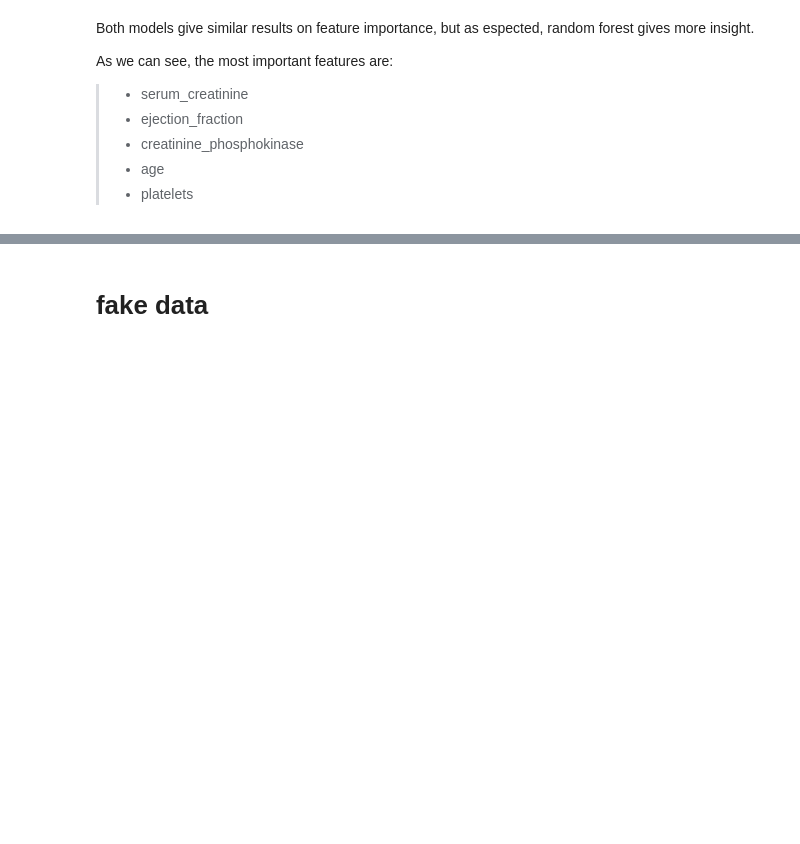
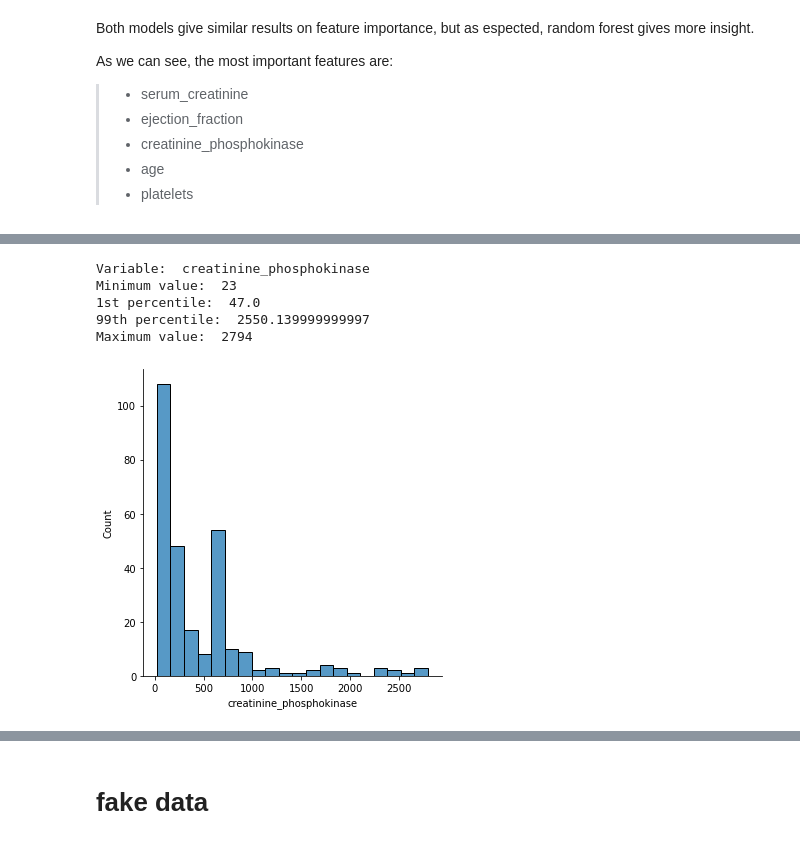
Before and after one commit to mateo-st/ML_UM, a Jupyter notebook: 3º Lab/LAB3 - Mordetzki, Stipanicic.ipynb, the cells around one changed output, grey strips where cells are left out. Saved outputs shown, nothing was run; the diff lists cells and outputs as text; code cells hidden in the pictures; blank space fills up the shorter version.

```diff
--- a/3º Lab/LAB3 - Mordetzki, Stipanicic.ipynb
+++ b/3º Lab/LAB3 - Mordetzki, Stipanicic.ipynb
@@ -379,0 +409,9 @@ As we can see, the most important features are:
+# %%
+variable_stats('creatinine_phosphokinase', dataset_blood)
+# %% [output]
+Variable:  creatinine_phosphokinase
+Minimum value:  23
+1st percentile:  47.0
+99th percentile:  2550.139999999997
+Maximum value:  2794
+[figure, added]
```
Also changed, not shown: parts of 17 cells of this notebook.
